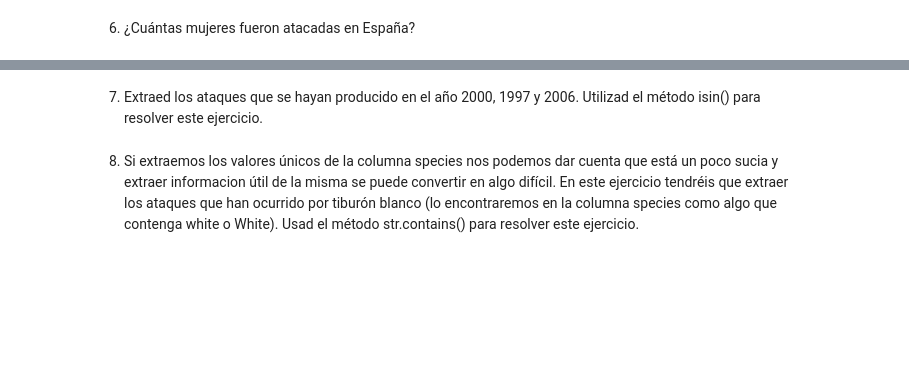
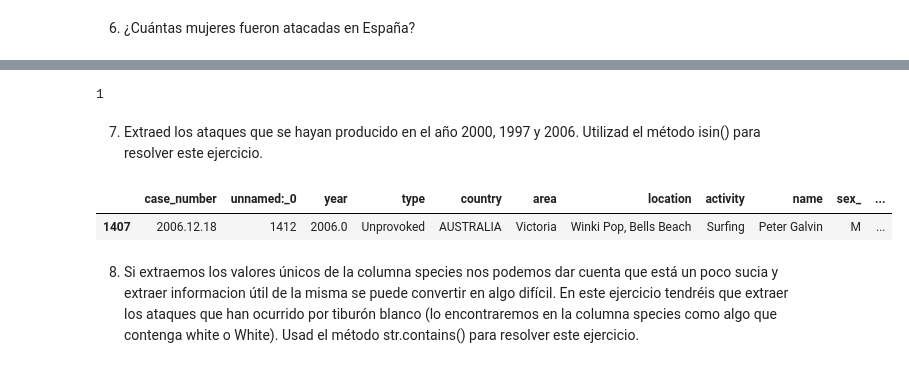
Before and after one commit to Adalab/DA-promo-b-modulo2-sprint-1-Antoanela-Chloe, a Jupyter notebook: pandas/pp-python-modulo-2-sprint-1-pandas-ejercicio-4-filtrado/pp-python-modulo-2-sprint-1-pandas-ejercicio-4-filtrado.ipynb, the cells around one changed output, grey strips where cells are left out. Saved outputs shown, nothing was run; the diff lists cells and outputs as text; code cells hidden in the pictures; blank space fills up the shorter version.

```diff
--- a/pandas/pp-python-modulo-2-sprint-1-pandas-ejercicio-4-filtrado/pp-python-modulo-2-sprint-1-pandas-ejercicio-4-filtrado.ipynb
+++ b/pandas/pp-python-modulo-2-sprint-1-pandas-ejercicio-4-filtrado/pp-python-modulo-2-sprint-1-pandas-ejercicio-4-filtrado.ipynb
@@ -234,2 +225,6 @@ df[(df['sex_'] == 'F') & (df['country'] == 'SPAIN')].value_counts()  # Ala! todo
+# %%
+df_new[(df_new['sex_'] == 'F') & (df_new['country'] == 'SPAIN')].shape[0]
+# %% [output]
+1
 # %% [markdown]
 7. Extraed los ataques que se hayan producido en el año 2000, 1997 y 2006. Utilizad el método isin() para resolver este ejercicio.
@@ -238,2 +231,8 @@ years = df[df['year'].isin([])]
+# %%
+years = df_new[df_new['year'].isin([200,1007,2006])]
+years.head(1)
+# %% [output]
+|  | case_number | unnamed:_0 | year | type | country | area | location | activity | name | sex_ | ... |
+| 1407 | 2006.12.18 | 1412 | 2006.0 | Unprovoked | AUSTRALIA | Victoria | Winki Pop, Bells Beach | Surfing | Peter Galvin | M | ... |
 # %% [markdown]
 8. Si extraemos los valores únicos de la columna species nos podemos dar cuenta que está un poco sucia y extraer informacion útil de la misma se puede convertir en algo difícil. En este ejercicio tendréis que extraer los ataques que han ocurrido por tiburón blanco (lo encontraremos en la columna species como algo que contenga white o White). Usad el método str.contains() para resolver este ejercicio.
```
Also changed, not shown: parts of 12 cells of this notebook.
